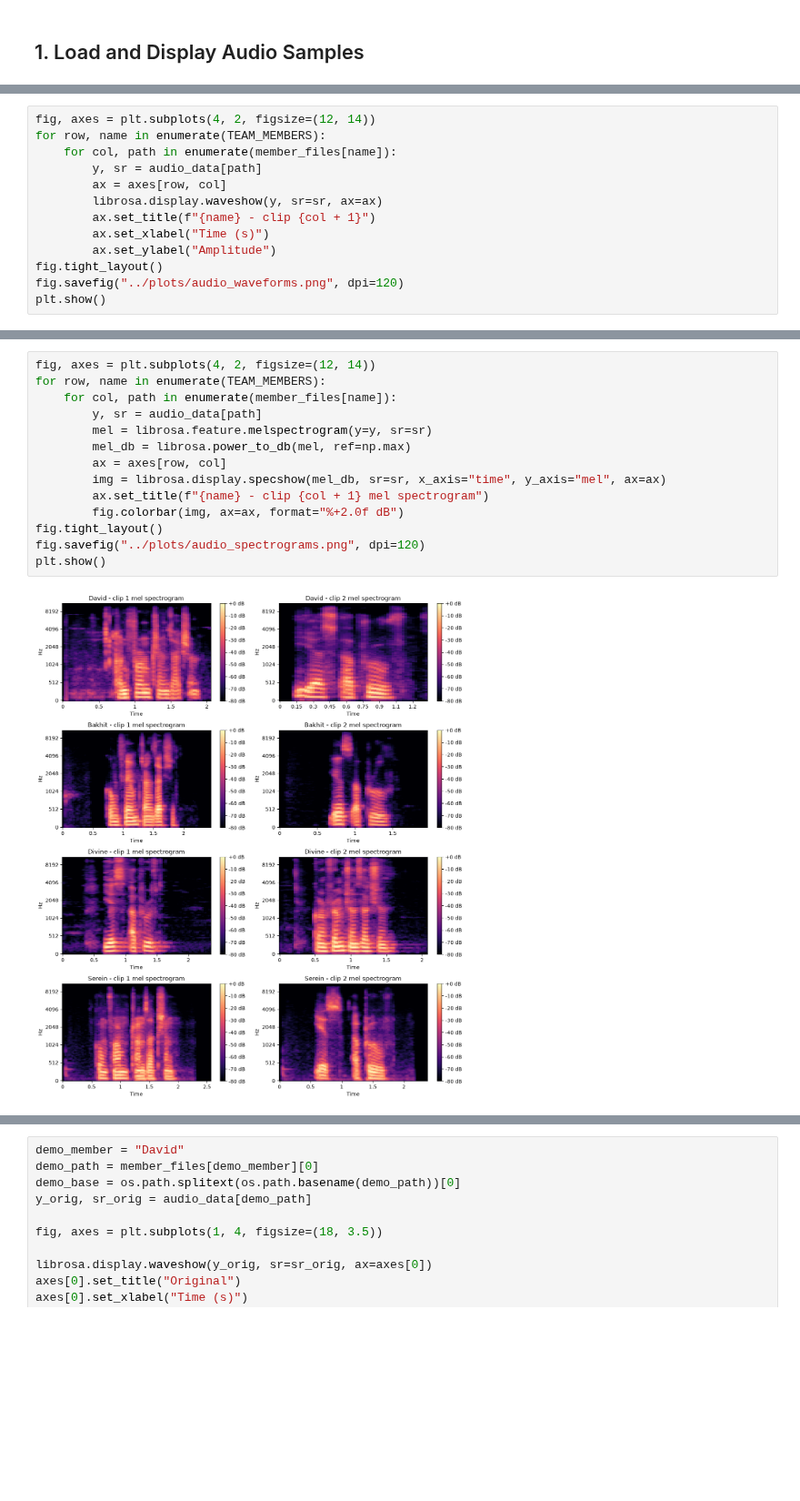
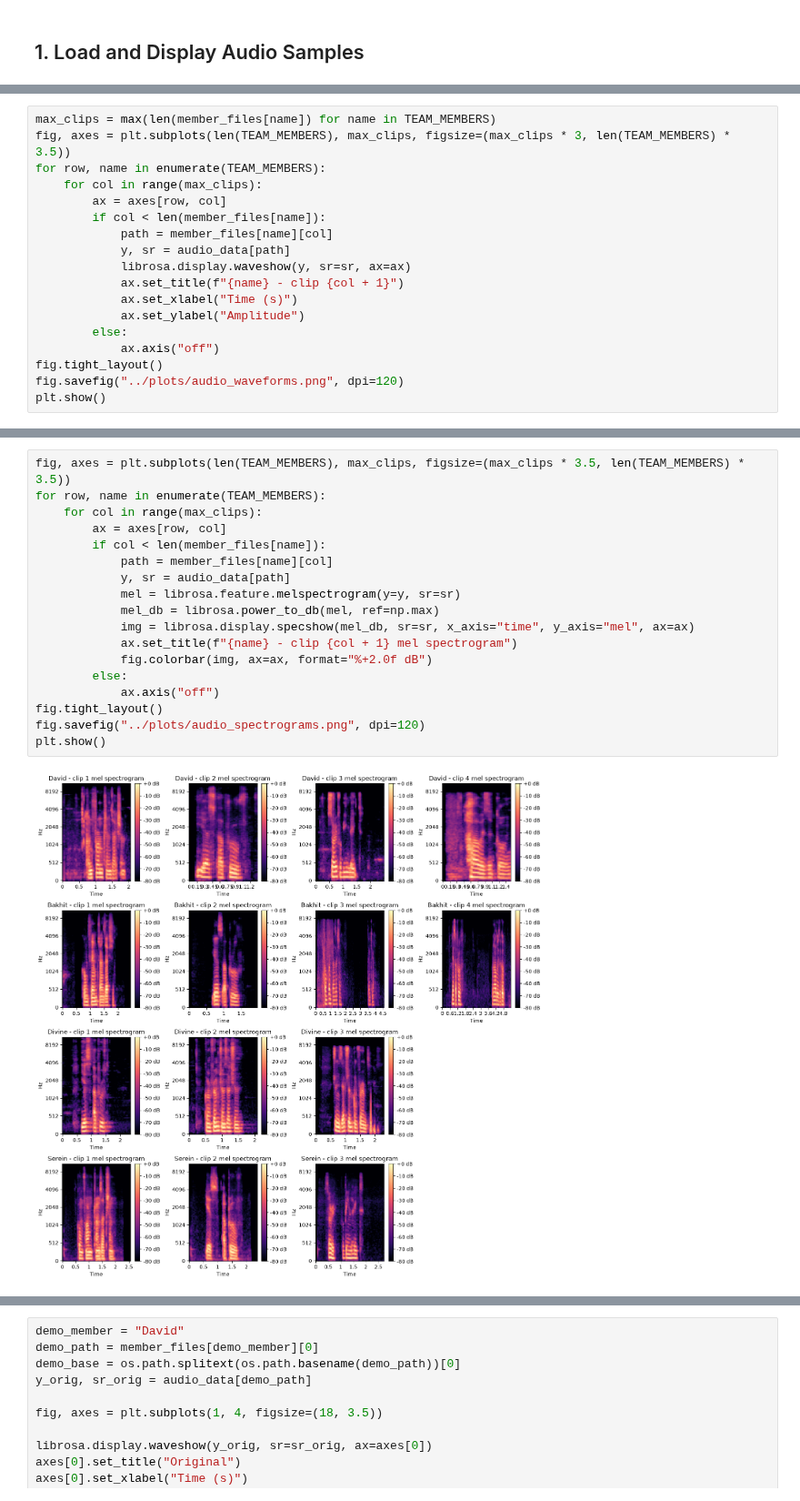
Before and after one commit to Ebi-Tech/Multimodal-Data-Preprocessing, a Jupyter notebook: notebooks/C_audio_voice_model.ipynb, the cells around one changed output, grey strips where cells are left out. Shown at 91% size. Cells and saved outputs as stored; diff of their text form; blank space fills up the shorter version.

```diff
--- a/notebooks/C_audio_voice_model.ipynb
+++ b/notebooks/C_audio_voice_model.ipynb
@@ -56,15 +61,20 @@ Serein2.wav: duration=2.37s, sr=22050
         It will be removed in librosa version 1.0.
   y, sr_native = __audioread_load(path, offset, duration, dtype)
 # %%
-fig, axes = plt.subplots(4, 2, figsize=(12, 14))
+max_clips = max(len(member_files[name]) for name in TEAM_MEMBERS)
+fig, axes = plt.subplots(len(TEAM_MEMBERS), max_clips, figsize=(max_clips * 3, len(TEAM_MEMBERS) * 3.5))
 for row, name in enumerate(TEAM_MEMBERS):
-    for col, path in enumerate(member_files[name]):
-        y, sr = audio_data[path]
+    for col in range(max_clips):
         ax = axes[row, col]
-        librosa.display.waveshow(y, sr=sr, ax=ax)
-        ax.set_title(f"{name} - clip {col + 1}")
-        ax.set_xlabel("Time (s)")
-        ax.set_ylabel("Amplitude")
+        if col < len(member_files[name]):
+            path = member_files[name][col]
+            y, sr = audio_data[path]
+            librosa.display.waveshow(y, sr=sr, ax=ax)
+            ax.set_title(f"{name} - clip {col + 1}")
+            ax.set_xlabel("Time (s)")
+            ax.set_ylabel("Amplitude")
+        else:
+            ax.axis("off")
 fig.tight_layout()
 fig.savefig("../plots/audio_waveforms.png", dpi=120)
 plt.show()
@@ -75,17 +85,21 @@ Divine's two clips sit far quieter than everyone else's: peak amplitude tops out
 # %%
-fig, axes = plt.subplots(4, 2, figsize=(12, 14))
+fig, axes = plt.subplots(len(TEAM_MEMBERS), max_clips, figsize=(max_clips * 3.5, len(TEAM_MEMBERS) * 3.5))
 for row, name in enumerate(TEAM_MEMBERS):
-    for col, path in enumerate(member_files[name]):
-        y, sr = audio_data[path]
-        mel = librosa.feature.melspectrogram(y=y, sr=sr)
-        mel_db = librosa.power_to_db(mel, ref=np.max)
+    for col in range(max_clips):
         ax = axes[row, col]
-        img = librosa.display.specshow(mel_db, sr=sr, x_axis="time", y_axis="mel", ax=ax)
-        ax.set_title(f"{name} - clip {col + 1} mel spectrogram")
-        fig.colorbar(img, ax=ax, format="%+2.0f dB")
+        if col < len(member_files[name]):
+            path = member_files[name][col]
+            y, sr = audio_data[path]
+            mel = librosa.feature.melspectrogram(y=y, sr=sr)
+            mel_db = librosa.power_to_db(mel, ref=np.max)
+            img = librosa.display.specshow(mel_db, sr=sr, x_axis="time", y_axis="mel", ax=ax)
+            ax.set_title(f"{name} - clip {col + 1} mel spectrogram")
+            fig.colorbar(img, ax=ax, format="%+2.0f dB")
+        else:
+            ax.axis("off")
 fig.tight_layout()
 fig.savefig("../plots/audio_spectrograms.png", dpi=120)
 plt.show()
 # %% [output]
-[figure, old version]
+[figure, new version]
 # %% [markdown]
```
Also changed, not shown: parts of 22 cells of this notebook, 13 other files.
